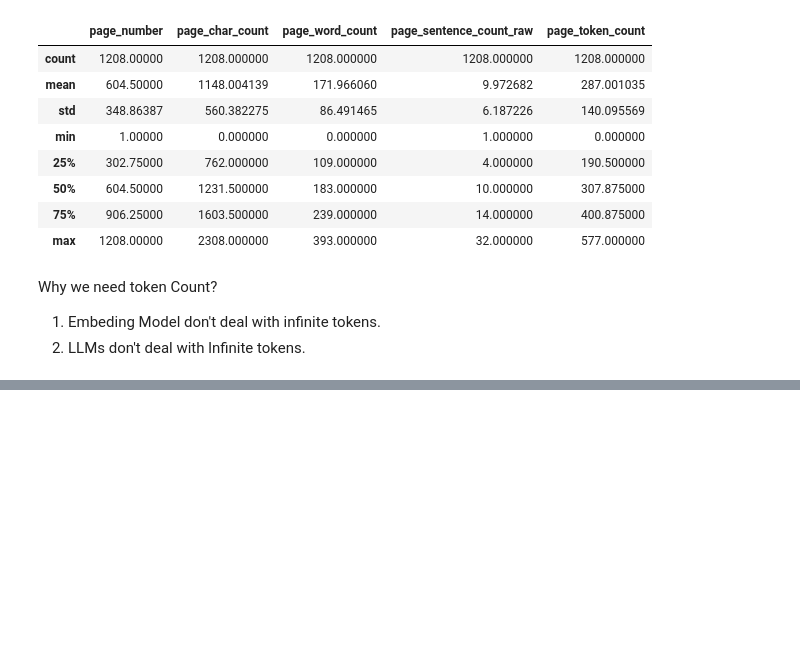
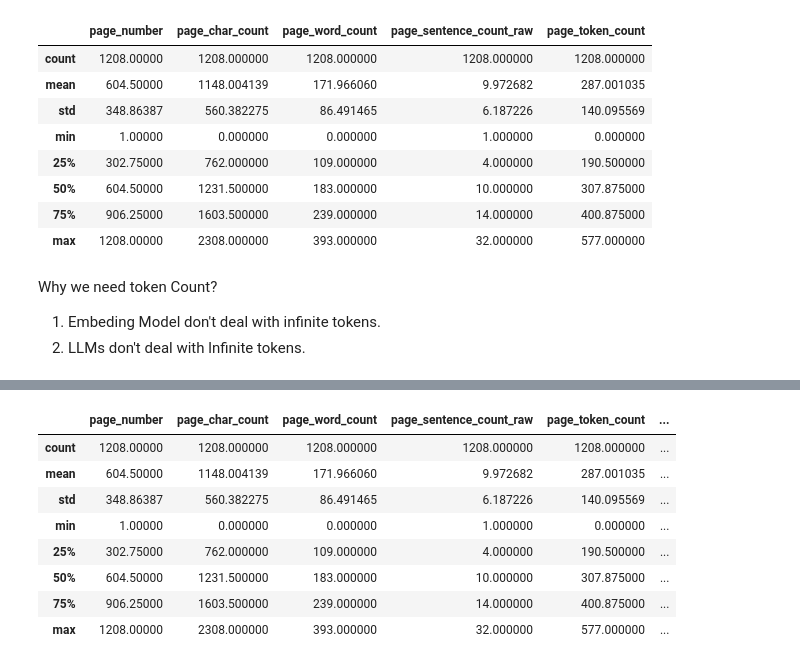
Before and after one commit to prathameshks/FileChat-Using-RAG, a Jupyter notebook: fileChat-with-RAG.ipynb, the cells around one changed output, grey strips where cells are left out. Drawn from its saved outputs; the diff is of its cells as text; code cells hidden in the pictures; blank space fills up the shorter version.

Commit message:
done to preprocess data into chunk of manageable token length

```diff
--- a/fileChat-with-RAG.ipynb
+++ b/fileChat-with-RAG.ipynb
@@ -126,0 +192,13 @@ Why we need token Count?
+# %%
+df = pd.DataFrame(pages_and_texts)
+df.describe()
+# %% [output]
+|  | page_number | page_char_count | page_word_count | page_sentence_count_raw | page_token_count | ... |
+| count | 1208.00000 | 1208.000000 | 1208.000000 | 1208.000000 | 1208.000000 | ... |
+| mean | 604.50000 | 1148.004139 | 171.966060 | 9.972682 | 287.001035 | ... |
+| std | 348.86387 | 560.382275 | 86.491465 | 6.187226 | 140.095569 | ... |
+| min | 1.00000 | 0.000000 | 0.000000 | 1.000000 | 0.000000 | ... |
+| 25% | 302.75000 | 762.000000 | 109.000000 | 4.000000 | 190.500000 | ... |
+| 50% | 604.50000 | 1231.500000 | 183.000000 | 10.000000 | 307.875000 | ... |
+| 75% | 906.25000 | 1603.500000 | 239.000000 | 14.000000 | 400.875000 | ... |
+| max | 1208.00000 | 2308.000000 | 393.000000 | 32.000000 | 577.000000 | ... |
```
Also changed, not shown: parts of 21 cells of this notebook, 3 other files.
